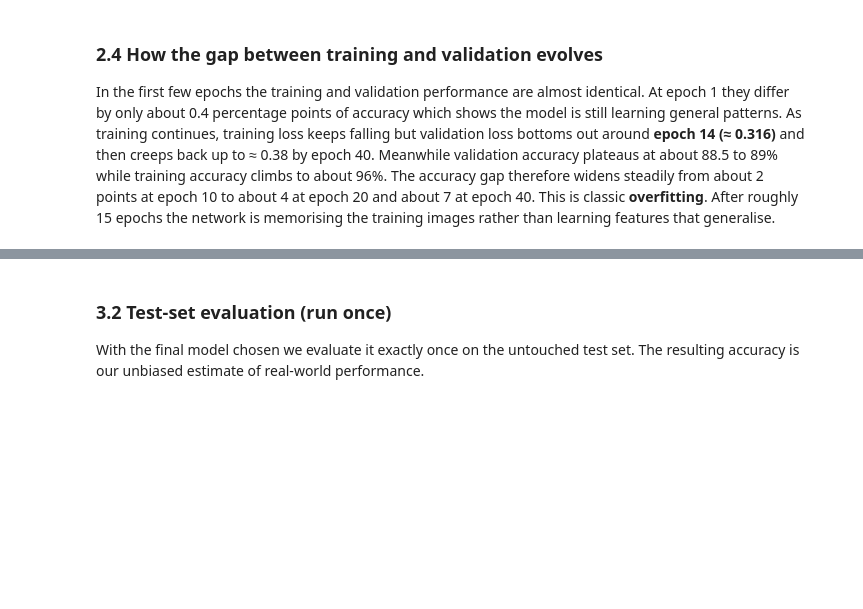
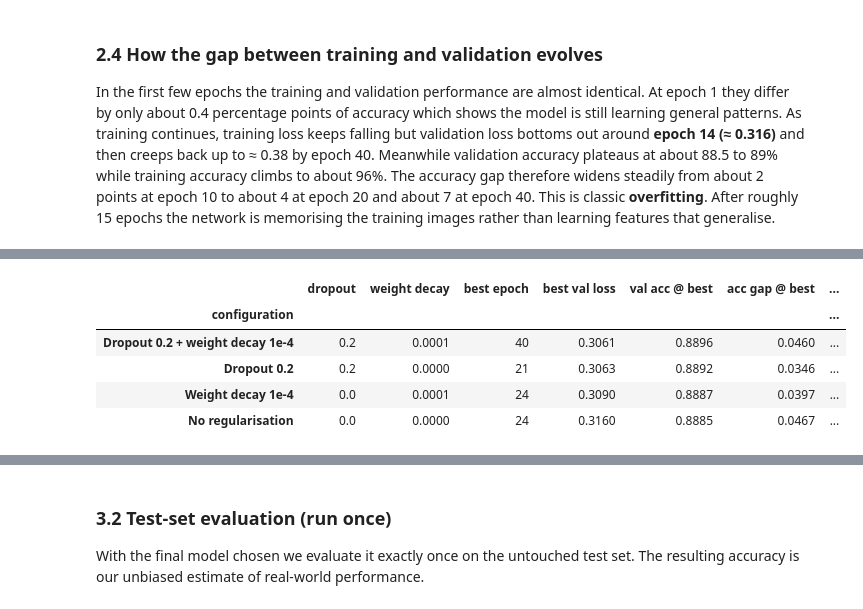
Before and after one commit to Ridzzz0Alam/image-classification-with-ann, a Jupyter notebook: Ridwan_Project09.ipynb, the cells around one changed output, grey strips where cells are left out. Saved outputs shown, nothing was run; the diff lists cells and outputs as text; code cells hidden in the pictures; blank space fills up the shorter version.

```diff
--- a/Ridwan_Project09.ipynb
+++ b/Ridwan_Project09.ipynb
@@ -308,0 +368,26 @@ In the first few epochs the training and validation performance are almost ident
+# %%
+best_a = stage_a_df.iloc[0]
+BEST_LR, BEST_BS = float(best_a["lr"]), int(best_a["batch size"])
+print(f"Best from Stage A: lr={BEST_LR:g}, batch size={BEST_BS}\n")
+
+reg_options = {
+    "No regularisation": dict(dropout=0.0, weight_decay=0.0),
+    "Dropout 0.2": dict(dropout=0.2, weight_decay=0.0),
+    "Weight decay 1e-4": dict(dropout=0.0, weight_decay=1e-4),
+    "Dropout 0.2 + weight decay 1e-4": dict(dropout=0.2, weight_decay=1e-4),
+}
+
+t0 = time.time()
+stage_b, stage_b_hist = [], {}
+for name, opts in reg_options.items():
+    s, h = run_config(BEST_LR, BEST_BS, epochs=40, **opts)
+    stage_b.append({"configuration": name, **s})
+    stage_b_hist[name] = h
+    print(f"{name:32s} best val loss {s['best val loss']:.4f} (epoch {s['best epoch']}), "
+          f"val acc {s['val acc @ best']:.4f}, gap at epoch 40 {s['acc gap @ last']:.4f}")
+print(f"\nStage B time: {time.time() - t0:.0f} s")
+
+stage_b_df = (pd.DataFrame(stage_b).set_index("configuration")
+              .drop(columns=["lr", "batch size"]).sort_values("best val loss"))
+stage_b_df.round(4)
+# %% [output]
@@ -308,0 +402,6 @@ In the first few epochs the training and validation performance are almost ident
+|  | dropout | weight decay | best epoch | best val loss | val acc @ best | acc gap @ best | ... |
+| configuration |  |  |  |  |  |  | ... |
+| Dropout 0.2 + weight decay 1e-4 | 0.2 | 0.0001 | 40 | 0.3061 | 0.8896 | 0.0460 | ... |
+| Dropout 0.2 | 0.2 | 0.0000 | 21 | 0.3063 | 0.8892 | 0.0346 | ... |
+| Weight decay 1e-4 | 0.0 | 0.0001 | 24 | 0.3090 | 0.8887 | 0.0397 | ... |
+| No regularisation | 0.0 | 0.0000 | 24 | 0.3160 | 0.8885 | 0.0467 | ... |
```
Also changed, not shown: parts of 19 cells of this notebook, 1 other file.
